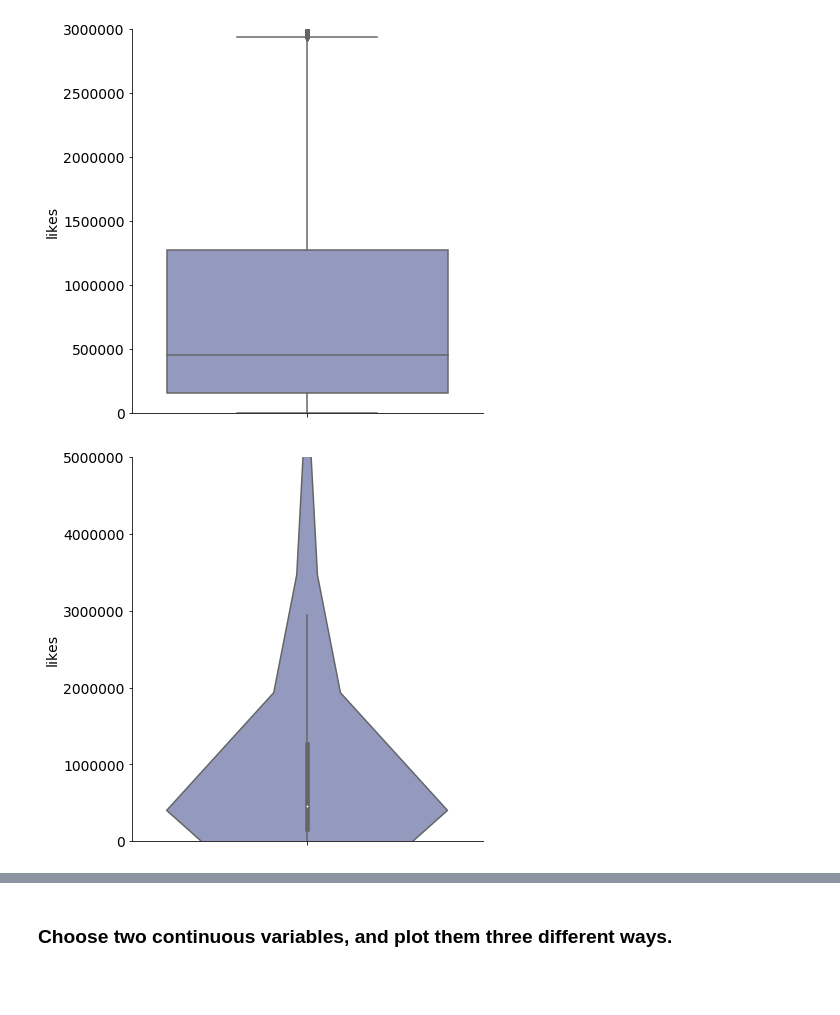
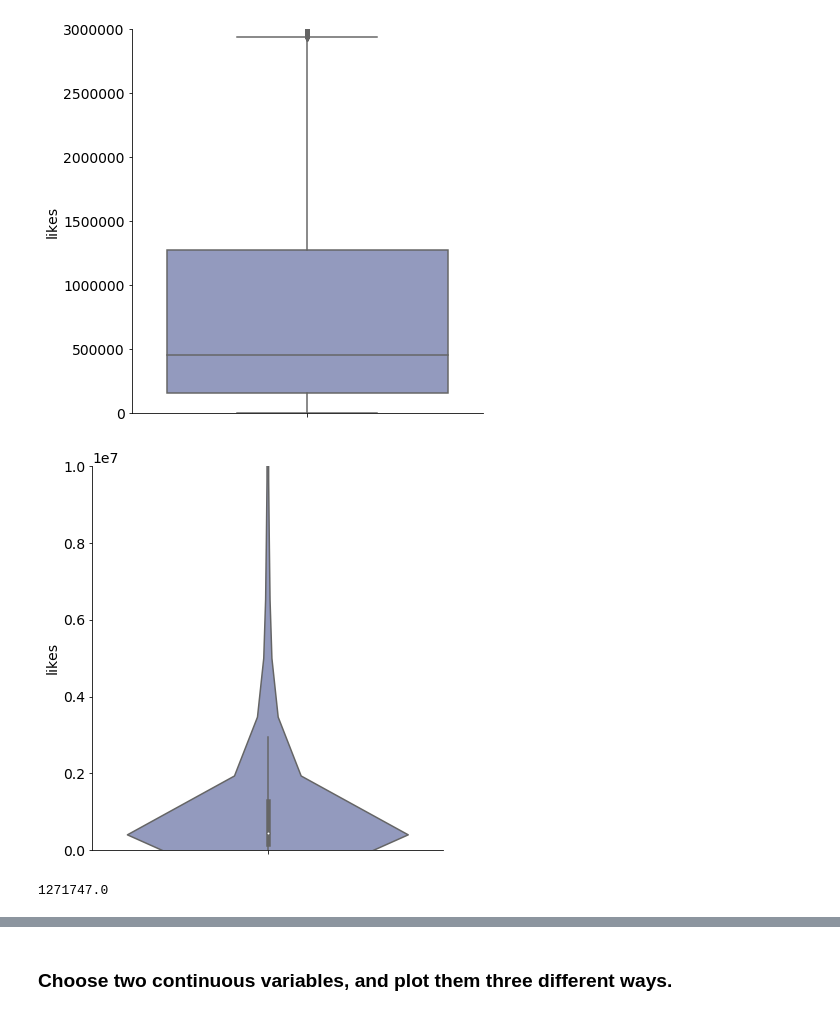
Before and after one commit to efuller11/Thinkful, a Jupyter notebook: Drill Present the same data multiple ways.ipynb, the cells around one changed output, grey strips where cells are left out. Saved outputs shown, nothing was run; the diff lists cells and outputs as text; code cells hidden in the pictures; blank space fills up the shorter version.

```diff
--- a/Drill Present the same data multiple ways.ipynb
+++ b/Drill Present the same data multiple ways.ipynb
@@ -33,9 +47,13 @@ plt.show()
 [figure]
 # %%
 sns.factorplot(y= 'views', data = yt_data, kind = 'violin', palette = 'BuPu', size = 6)
-plt.ylim(0, 5000000)
+plt.ylim(0, 10000000)
 plt.ylabel("likes")
 
 plt.show()
 # %% [output]
-[figure, old version]
+[figure, new version]
+# %%
+yt_data.views.quantile(0.75)
+# %% [output]
+1271747.0
```
Also changed, not shown: parts of 17 cells of this notebook.
